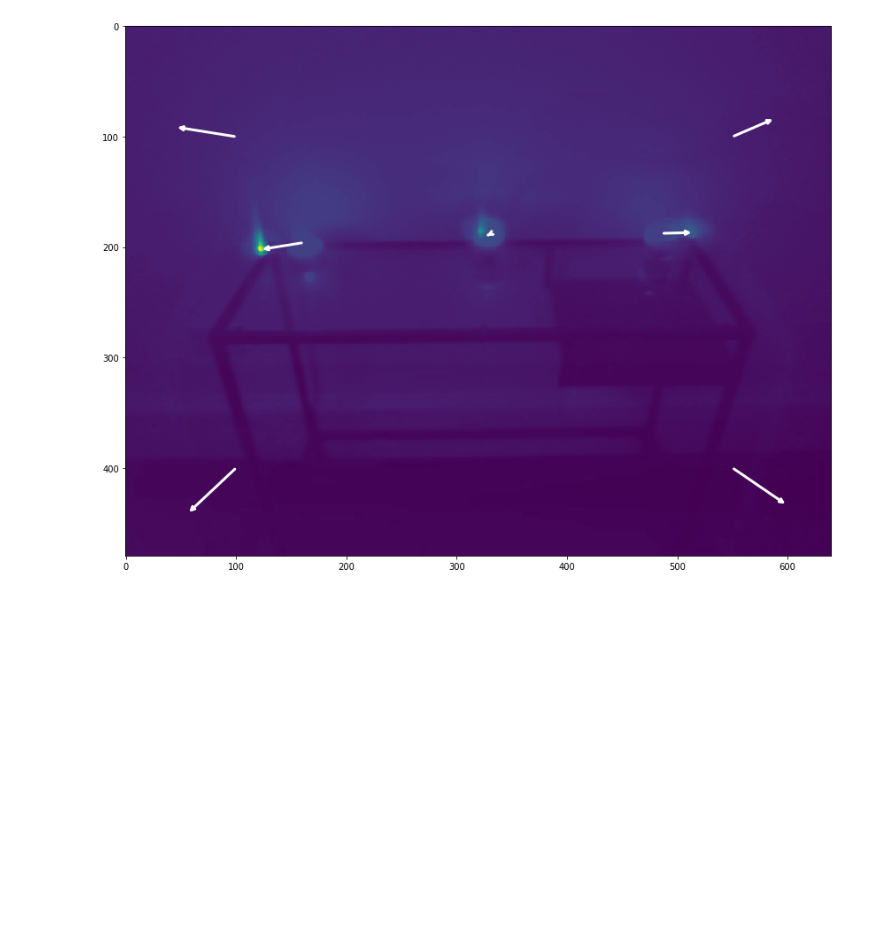
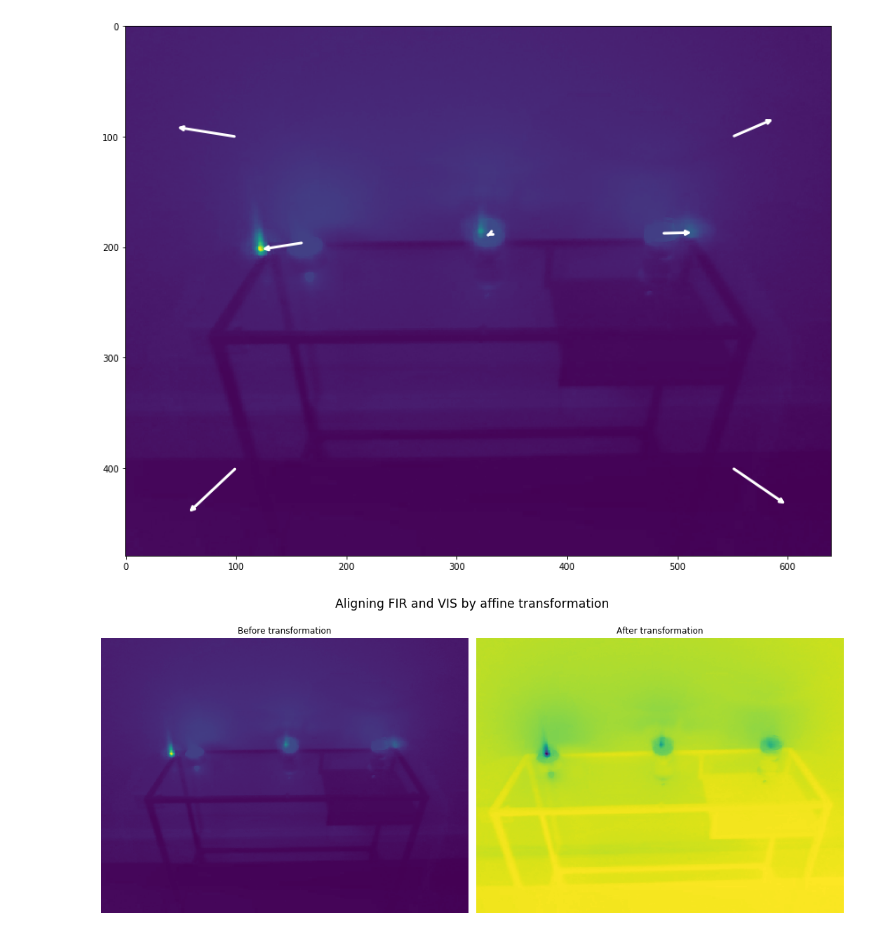
Before and after one commit to Lindronics/honours_project, a Jupyter notebook: notebooks/flir_one/flir_one_calibration.ipynb, the cells around one changed output. Cells and saved outputs as stored; diff of their text form; code cells hidden in the pictures; blank space fills up the shorter version.

Commit message:
Successfully aligned FIR and VIS with affine transformation

```diff
--- a/notebooks/flir_one/flir_one_calibration.ipynb
+++ b/notebooks/flir_one/flir_one_calibration.ipynb
@@ -84,7 +84,7 @@ display_images(list(metadata["photos"].keys())[0], metadata)
 # %% [output]
 [figure]
 # %%
-def align(name, fac=0.09):
+def manual_align(name, fac=0.09):
     orig, thr, vis = load_images(name)
     x, y, _ = vis.shape
 
@@ -193,3 +193,31 @@ show_transform("flir_20191112T174307.jpg", metadata, model.coef_, model.intercep
 show_transform("flir_20191112T174218.jpg", metadata, model.coef_, model.intercept_)
 # %% [output]
 [figure]
+# %%
+from scipy.ndimage import affine_transform
+
+def align(name, metadata, coef, intercept):
+    orig, thr, vis = load_images(name)
+    vis = cv2.resize(vis, (thr.shape[1], thr.shape[0]))
+    vis = np.mean(vis, axis=2)
+    thr = np.mean(thr, axis=2)
+    sup_before = np.mean(np.dstack([vis, thr*5]), axis=2)
+
+    transformation = np.hstack([coef, intercept[:, None]])
+    vis = cv2.warpAffine(vis, transformation, (thr.shape[1], thr.shape[0]))
+
+    sup_after = np.mean(np.dstack([1-vis, 1-thr*4]), axis=2)
+
+    fig, (ax1, ax2) = plt.subplots(1, 2)
+    ax1.imshow(sup_before)
+    ax1.set_title("Before transformation")
+    ax1.axis("off")
+    ax2.imshow(sup_after)
+    ax2.set_title("After transformation")
+    ax2.axis("off")
+    fig.suptitle(f"Aligning FIR and VIS by affine transformation", y=.82, size="xx-large")
+    plt.tight_layout()
+# %%
+align("flir_20191112T174218.jpg", metadata, model.coef_, model.intercept_)
+# %% [output]
+[figure, added]
```
Also changed, not shown: parts of 2 cells of this notebook.
